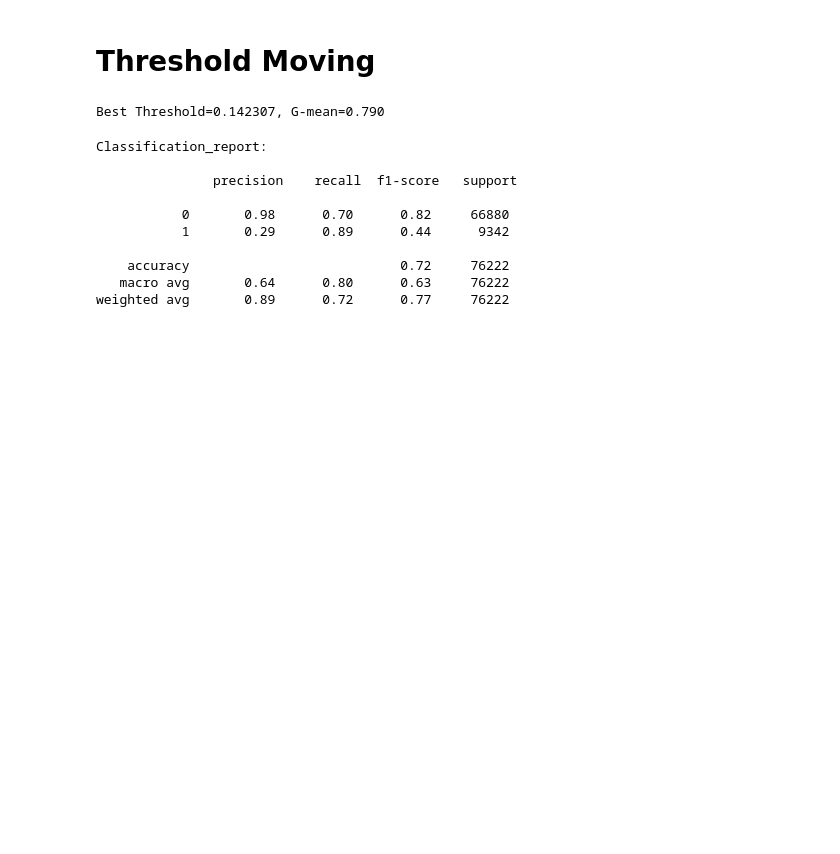
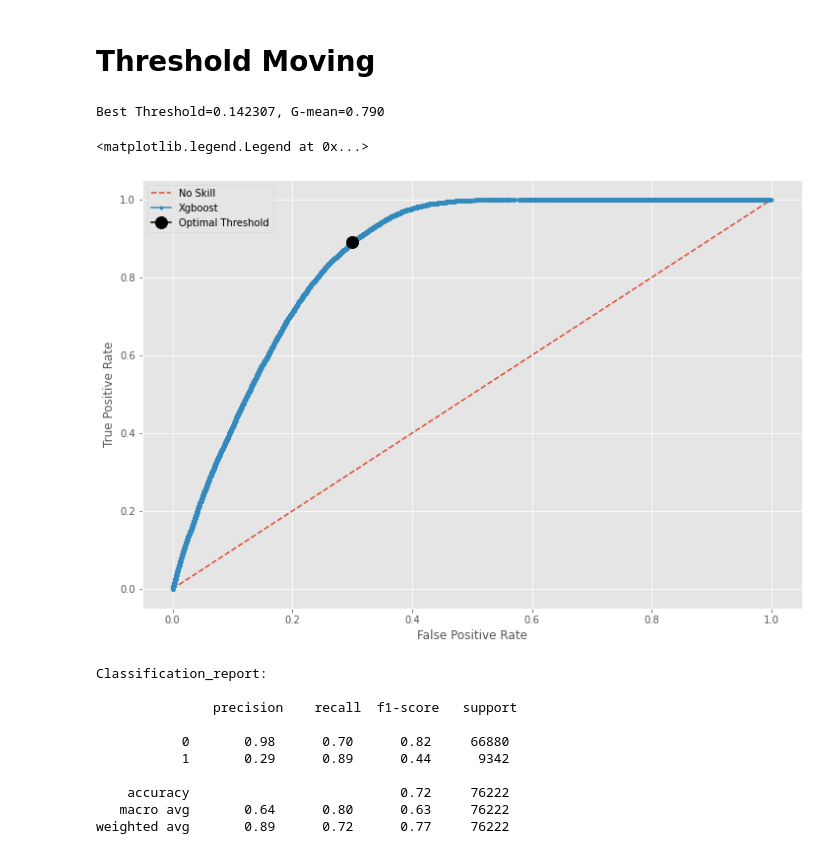
Before and after one commit to sudhanshu2198/Health-insurance-cross-sell-prediction, a Jupyter notebook: health-insurance-cross-sell-prediction.ipynb, the cells around one changed output. Drawn from its saved outputs; the diff is of its cells as text; code cells hidden in the pictures; blank space fills up the shorter version.

```diff
--- a/health-insurance-cross-sell-prediction.ipynb
+++ b/health-insurance-cross-sell-prediction.ipynb
@@ -333,6 +331,18 @@ thresh=thresholds[ix]
 print('Best Threshold=%f, G-mean=%.3f' % (thresholds[ix], gmeans[ix]))
 # %% [output]
 Best Threshold=0.142307, G-mean=0.790
+# %%
+plt.plot(ns_fpr, ns_tpr, linestyle='--', label='No Skill');
+plt.plot(fpr, tpr, marker='.', label='Xgboost');
+plt.plot(fpr[ix],tpr[ix],marker='o', markersize=12,color='black',label='Optimal Threshold');
+
+plt.xlabel('False Positive Rate')
+plt.ylabel('True Positive Rate')
+
+plt.legend()
+# %% [output]
+<matplotlib.legend.Legend at 0x...>
+[figure, added]
 # %%
 y_pred=(y_probs[:,1]>=thresh)
 # %%
```
Also changed, not shown: parts of 9 cells of this notebook.
